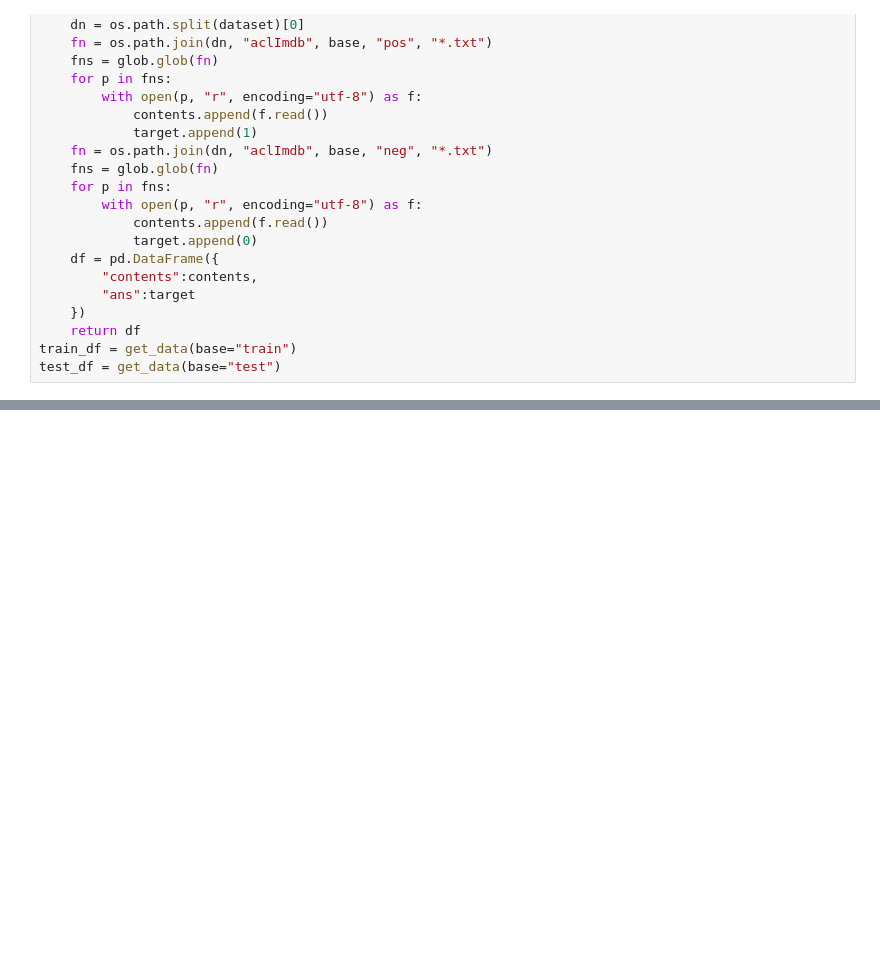
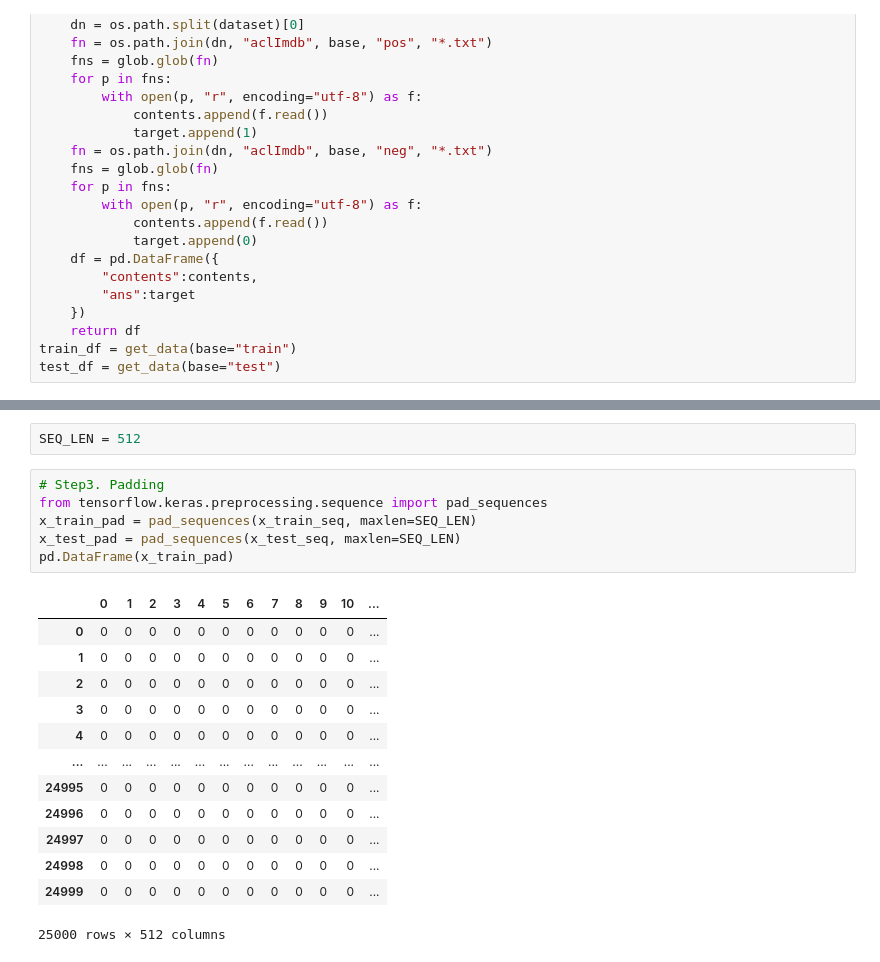
Before and after one commit to kurtlee1984/Deep_Leaning, a Jupyter notebook: sentiment.ipynb, the cells around one changed output, grey strips where cells are left out. Cells and saved outputs as stored; diff of their text form; blank space fills up the shorter version.

```diff
--- a/sentiment.ipynb
+++ b/sentiment.ipynb
@@ -65,0 +78,22 @@ test_df
+# %%
+SEQ_LEN = 512
+# %%
+# Step3. Padding
+from tensorflow.keras.preprocessing.sequence import pad_sequences
+x_train_pad = pad_sequences(x_train_seq, maxlen=SEQ_LEN)
+x_test_pad = pad_sequences(x_test_seq, maxlen=SEQ_LEN)
+pd.DataFrame(x_train_pad)
+# %% [output]
+|  | 0 | 1 | 2 | 3 | 4 | 5 | 6 | 7 | 8 | 9 | 10 | ... |
+| 0 | 0 | 0 | 0 | 0 | 0 | 0 | 0 | 0 | 0 | 0 | 0 | ... |
+| 1 | 0 | 0 | 0 | 0 | 0 | 0 | 0 | 0 | 0 | 0 | 0 | ... |
+| 2 | 0 | 0 | 0 | 0 | 0 | 0 | 0 | 0 | 0 | 0 | 0 | ... |
+| 3 | 0 | 0 | 0 | 0 | 0 | 0 | 0 | 0 | 0 | 0 | 0 | ... |
+| 4 | 0 | 0 | 0 | 0 | 0 | 0 | 0 | 0 | 0 | 0 | 0 | ... |
+| ... | ... | ... | ... | ... | ... | ... | ... | ... | ... | ... | ... | ... |
+| 24995 | 0 | 0 | 0 | 0 | 0 | 0 | 0 | 0 | 0 | 0 | 0 | ... |
+| 24996 | 0 | 0 | 0 | 0 | 0 | 0 | 0 | 0 | 0 | 0 | 0 | ... |
+| 24997 | 0 | 0 | 0 | 0 | 0 | 0 | 0 | 0 | 0 | 0 | 0 | ... |
+| 24998 | 0 | 0 | 0 | 0 | 0 | 0 | 0 | 0 | 0 | 0 | 0 | ... |
+| 24999 | 0 | 0 | 0 | 0 | 0 | 0 | 0 | 0 | 0 | 0 | 0 | ... |
+25000 rows × 512 columns
```
Also changed, not shown: parts of 8 cells of this notebook.
